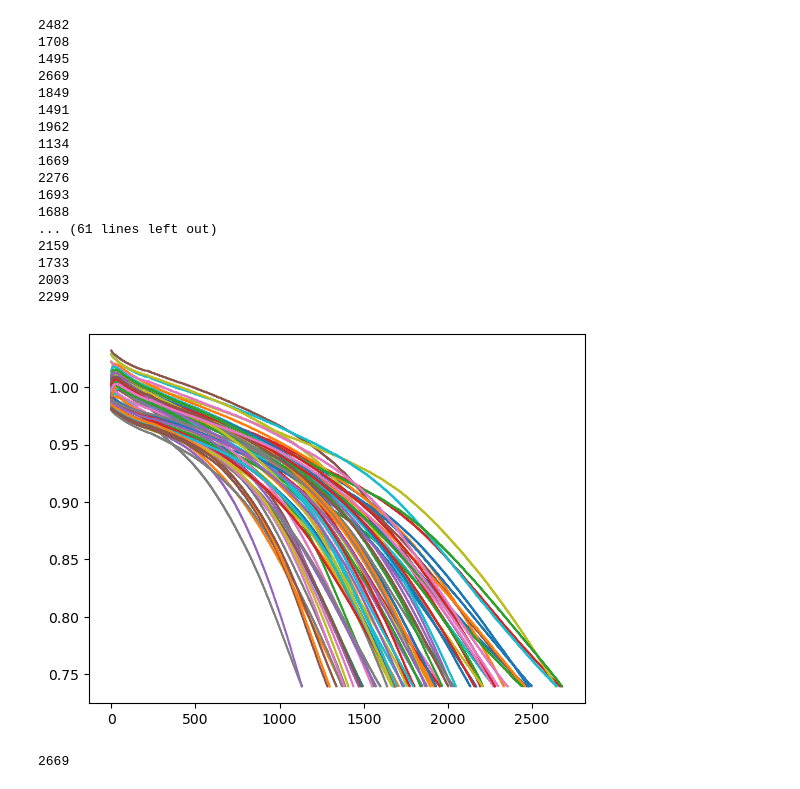
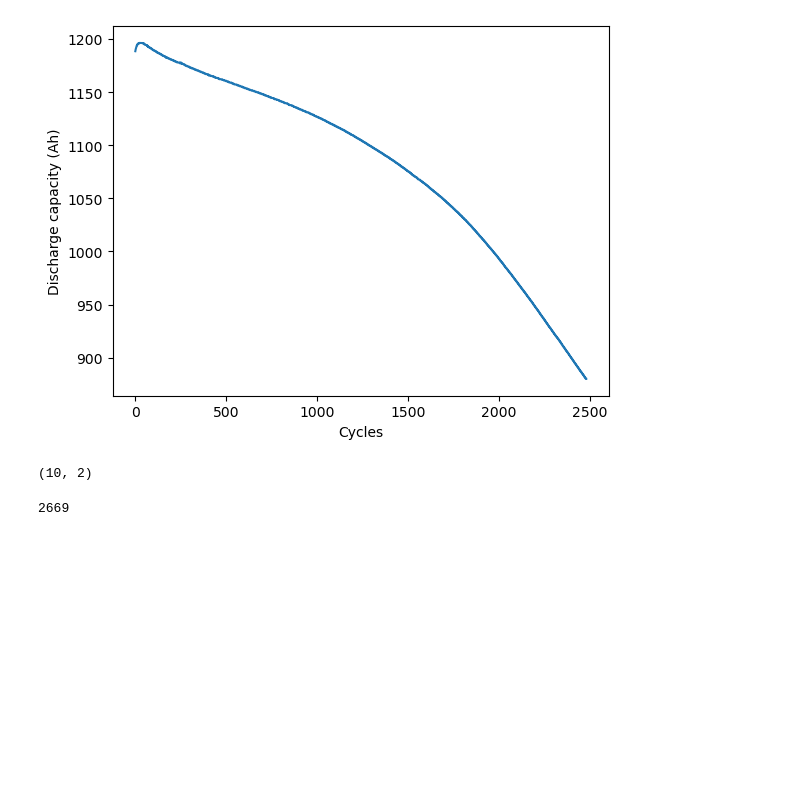
Before and after one commit to Dhruvadityamittal/RUL_Prediction_DFKI, a Jupyter notebook: FPC_Prediction/load_energy_science_data.ipynb, the cells around one changed output. Saved outputs shown, nothing was run; the diff lists cells and outputs as text; code cells hidden in the pictures; blank space fills up the shorter version.

Commit message:
new_data_load1

```diff
--- a/FPC_Prediction/load_energy_science_data.ipynb
+++ b/FPC_Prediction/load_energy_science_data.ipynb
@@ -22,9 +22,9 @@ q_low = 610
 q_upp = 1190
 rul_factor = 3000
 cap_factor = 1190
-fea_num =3
+fea_num =10
 
-for name in os.listdir("./Datasets/our_data"):
+for name in os.listdir("./Datasets/our_data")[0:1]:
     name = name[0:-4]
 
     bat1 = pickle.load(open(r'./Datasets/our_data/'+name+'.pkl', 'rb'))
@@ -40,52 +40,67 @@ for name in os.listdir("./Datasets/our_data"):
         tmp = A_df[cyc]
         tmp = tmp.loc[tmp['Status'].apply(lambda x: not 'discharge' in x)]
 
         left = (tmp['Current (mA)']<5000).argmax() + 1
         right = (tmp['Current (mA)']<1090).argmax() - 2
 
         tmp = tmp.iloc[left:right]
 
         tmp_v = tmp['Voltage (V)'].values
         tmp_q = tmp['Capacity (mAh)'].values
         tmp_t = tmp['Time (s)'].values
         v_fea = interp(tmp_t, tmp_v, fea_num)
         q_fea = interp(tmp_t, tmp_q, fea_num)
 
         tmp_fea = np.hstack((v_fea.reshape(-1,1), q_fea.reshape(-1,1)))
 
         all_fea.append(np.expand_dims(tmp_fea,axis=0))
         rul_lbl.append(A_rul[cyc])
+
         cap_lbl.append(A_dq[cyc])
+
+
     all_fea = np.vstack(all_fea)
     rul_lbl = np.array(rul_lbl)
     cap_lbl = np.array(cap_lbl)
 
     all_fea_c = all_fea.copy()
     all_fea_c[:,:,0] = (all_fea_c[:,:,0]-v_low)/(v_upp-v_low)
     all_fea_c[:,:,1] = (all_fea_c[:,:,1]-q_low)/(q_upp-q_low)
     dif_fea = all_fea_c - all_fea_c[0:1,:,:]
     all_fea = np.concatenate((all_fea,dif_fea),axis=2)
 
-    plt.plot(cap_lbl/cap_factor)
+    # all_fea = np.lib.stride_tricks.sliding_window_view(all_fea,(n_cyc,fea_num,4))
+    # cap_lbl = np.lib.stride_tricks.sliding_window_view(cap_lbl,(n_cyc,))
+    # all_fea = all_fea.squeeze(axis=(1,2,))
+    # rul_lbl = rul_lbl[n_cyc-1:]
+    # all_fea = all_fea[:,(in_stride - 1)::in_stride,:,:]
+    # cap_lbl = cap_lbl[:,(in_stride - 1)::in_stride,]
+
+    # all_fea_new = np.zeros(all_fea.shape)
+    # all_fea_new[:,:,:,0] = (all_fea[:,:,:,0]-v_low)/(v_upp-v_low)
+    # all_fea_new[:,:,:,1] = (all_fea[:,:,:,1]-q_low)/(q_upp-q_low)
+    # all_fea_new[:,:,:,2] = all_fea[:,:,:,2]
+    # all_fea_new[:,:,:,3] = all_fea[:,:,:,3]
+    # print(f'{name} length is {all_fea_new.shape[0]}',
+    #       'v_max:', '%.4f'%all_fea_new[:,:,:,0].max(),
+    #       'q_max:', '%.4f'%all_fea_new[:,:,:,1].max(),
+    #       'dv_max:', '%.4f'%all_fea_new[:,:,:,2].max(),
+    #       'dq_max:', '%.4f'%all_fea_new[:,:,:,3].max())
+    # rul_lbl = rul_lbl / rul_factor
+    # cap_lbl = cap_lbl / cap_factor
+
+
+
+    # plt.ylim([0.85, 1.25])
+    plt.plot(cap_lbl)
+    plt.xlabel("Cycles")
+    plt.ylabel("Discharge capacity (Ah)")
 # %% [output]
-2482
-1708
-1495
-2669
-1849
-1491
-1962
-1134
-1669
-2276
-1693
-1688
-... (61 lines left out)
-2159
-1733
-2003
-2299
-[figure, old version]
+[figure, new version]
+# %%
+tmp_fea.shape
+# %% [output]
+(10, 2)
 # %%
 name = "1-2"
 bat1 = pickle.load(open(r'./Datasets/our_data/'+name+'.pkl', 'rb'))
```
